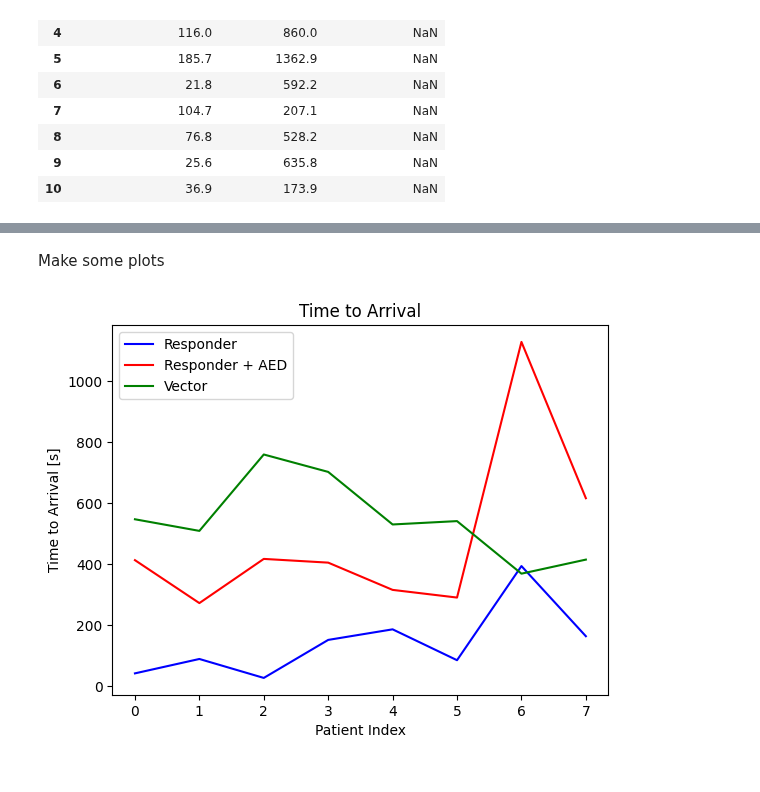
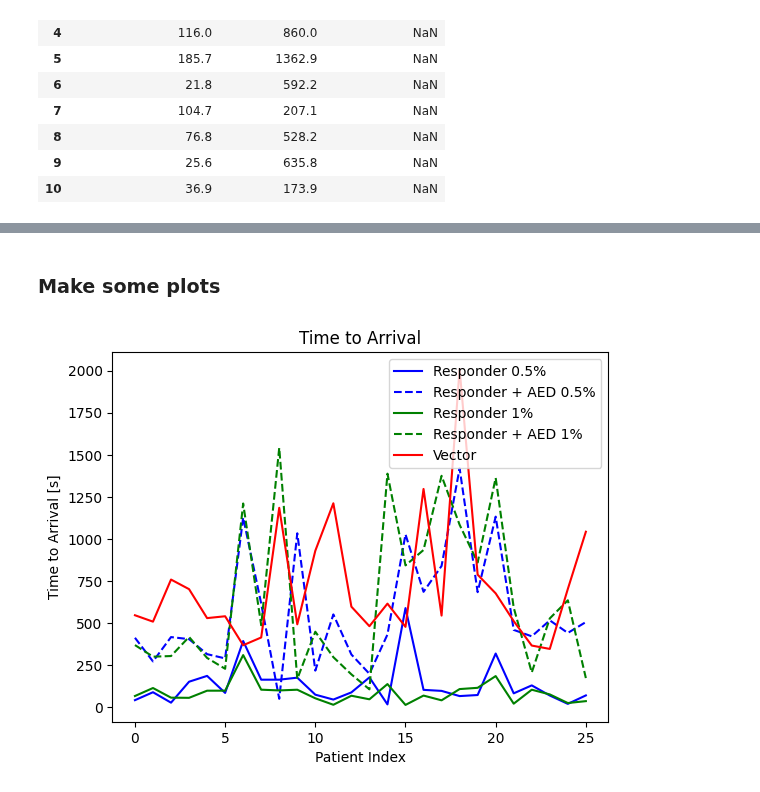
Before and after one commit to Leowiser/AED-Route-Optimization-MDA-Project, a Jupyter notebook: simulating_survival.ipynb, the cells around one changed output, grey strips where cells are left out. Cells and saved outputs as stored; diff of their text form; code cells hidden in the pictures.

```diff
--- a/simulating_survival.ipynb
+++ b/simulating_survival.ipynb
@@ -125,7 +125,7 @@ all_times = []
 
 i = 0 # index
 
-for p in patient[20:28]:
+for p in patient[:26]:
     # used for testing
     if i == 21: # do for 20 first ones now since it takes soooo long
         break  # Exit the loop if i equals 2
@@ -221,5 +221,5 @@ print(df_fr_05)
 # %%
 # add the vector time
 # Collect the first 5 rows of the "Response Time" column
-vector_times = df_interventions.iloc[20:len(df_fr_05), df_interventions.columns.get_loc('Response Time')]
+vector_times = df_interventions.iloc[:len(df_fr_05), df_interventions.columns.get_loc('Response Time')]
 df_fr_05['duration_vector'] = vector_times
@@ -409,18 +358,20 @@ df_prob_1
 # %% [markdown]
-Make some plots
+### Make some plots
 # %%
-# plot the arrival time of fcr, aed and vector
-plt.plot(df_fr_05.index, df_fr_05['duration_Responder'], label='Responder', c='blue')
-plt.plot(df_fr_05.index, df_fr_05['duration_AED'], label='Responder + AED', c='red')
-plt.plot(df_fr_05.index, df_fr_05['duration_vector'], label='Vector', c='green')
+# plot the arrival time of fcr, aed and vector, for 0.5% and 1%
+plt.plot(df_fr_05.index, df_fr_05['duration_Responder'], label='Responder 0.5%', c='blue')
+plt.plot(df_fr_05.index, df_fr_05['duration_AED'], label='Responder + AED 0.5%', c='blue', linestyle='dashed')
+plt.plot(df_fr_1.index, df_fr_1['duration_Responder'], label='Responder 1%', c='green')
+plt.plot(df_fr_1.index, df_fr_1['duration_AED'], label='Responder + AED 1%', c='green', linestyle='dashed')
+plt.plot(df_fr_05.index, df_fr_05['duration_vector'], label='Vector', c='red')
 
 plt.xlabel('Patient Index')
 plt.ylabel('Time to Arrival [s]')
 plt.title('Time to Arrival')
 plt.legend()
 plt.show()
 # %% [output]
-[figure, old version]
+[figure, new version]
 # %%
 # plot the survival probability of fcr and vector
 # plot the arrival time of fcr, aed and vector
```
Also changed, not shown: parts of 12 cells of this notebook, 1 other file.
